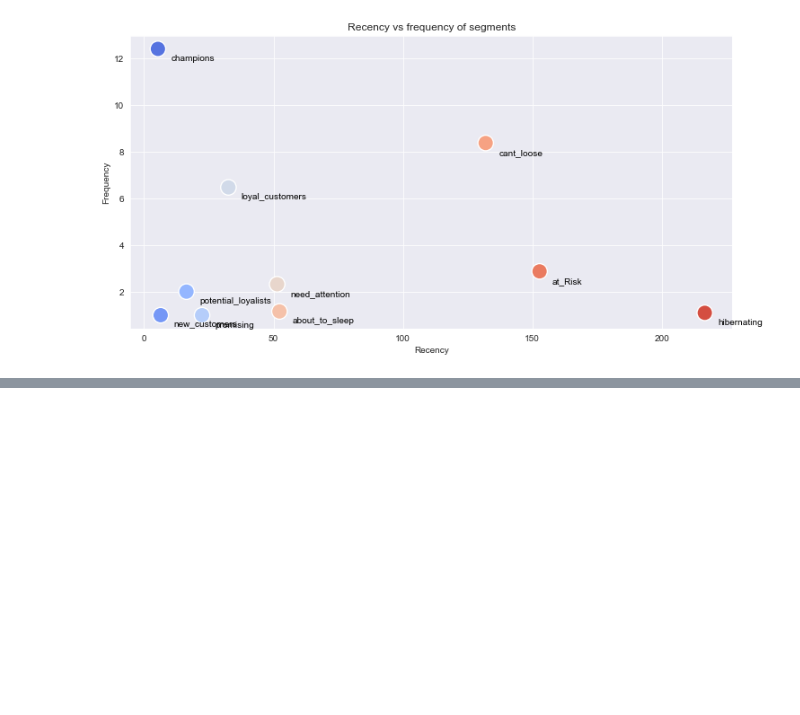
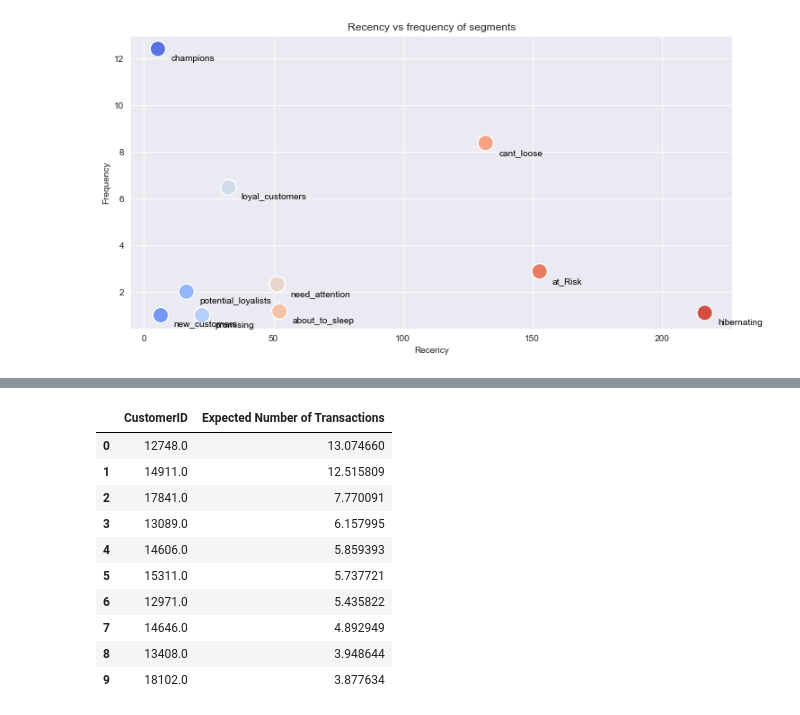
Before and after one commit to ubco-W2022T1-cosc301/project-group31, a Jupyter notebook: notebooks/analysis1.ipynb, the cells around one changed output, grey strips where cells are left out. Cells and saved outputs as stored; diff of their text form; code cells hidden in the pictures; blank space fills up the shorter version.

```diff
--- a/notebooks/analysis1.ipynb
+++ b/notebooks/analysis1.ipynb
@@ -510,0 +562,21 @@ plt.show()
+# %%
+BGF.conditional_expected_number_of_purchases_up_to_time(4,
+                                                        cltv_df['Frequency'],
+                                                        cltv_df['Recency'],
+                                                        cltv_df['T']
+                                                        ).sort_values(ascending = False)\
+.head(10)\
+.to_frame('Expected Number of Transactions')\
+.reset_index()
+# %% [output]
+|  | CustomerID | Expected Number of Transactions |
+| 0 | 12748.0 | 13.074660 |
+| 1 | 14911.0 | 12.515809 |
+| 2 | 17841.0 | 7.770091 |
+| 3 | 13089.0 | 6.157995 |
+| 4 | 14606.0 | 5.859393 |
+| 5 | 15311.0 | 5.737721 |
+| 6 | 12971.0 | 5.435822 |
+| 7 | 14646.0 | 4.892949 |
+| 8 | 13408.0 | 3.948644 |
+| 9 | 18102.0 | 3.877634 |
```
Also changed, not shown: parts of 6 cells of this notebook.
